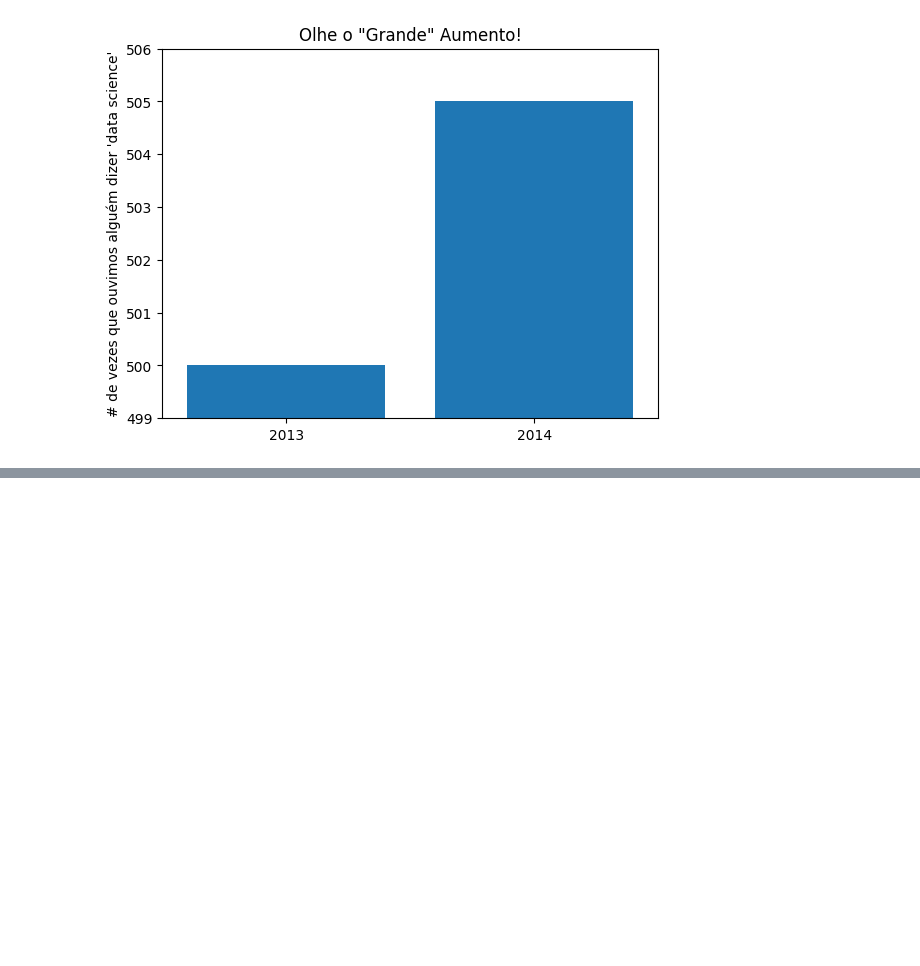
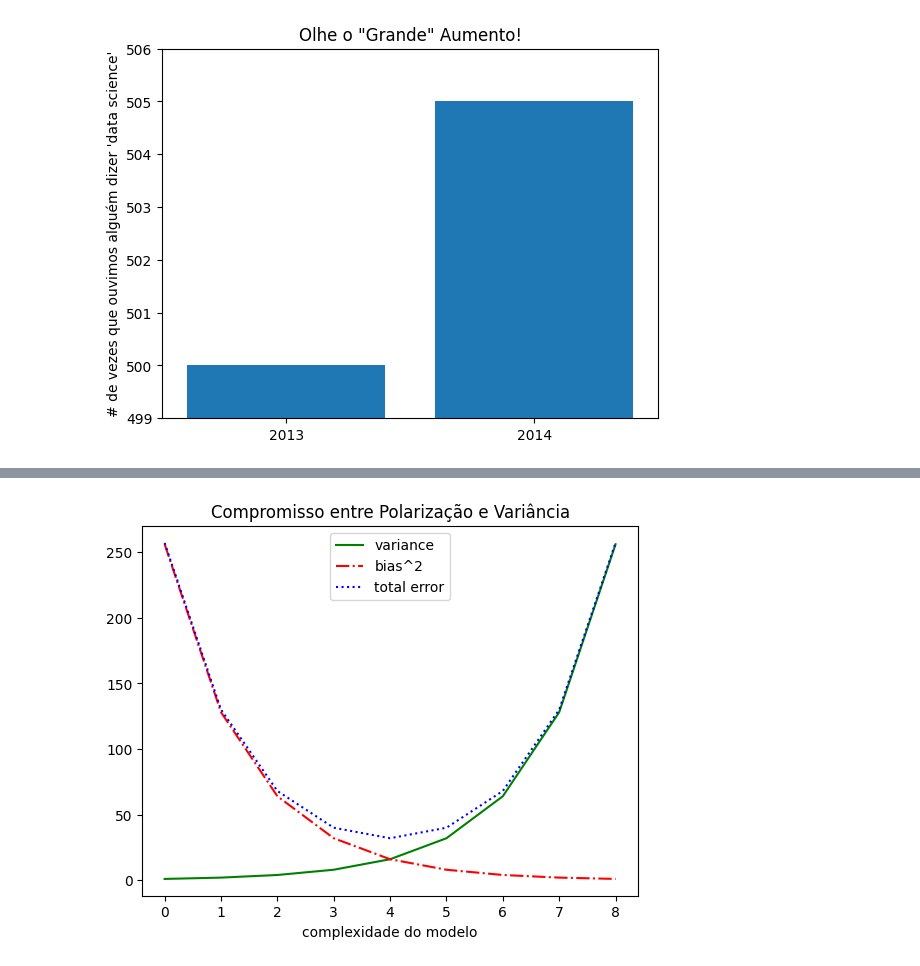
Before and after one commit to danielbaesso/matplotlib_study_notebook, a Jupyter notebook: matplotlib_study_notebook.ipynb, the cells around one changed output, grey strips where cells are left out. Drawn from its saved outputs; the diff is of its cells as text; code cells hidden in the pictures; blank space fills up the shorter version.

```diff
--- a/matplotlib_study_notebook.ipynb
+++ b/matplotlib_study_notebook.ipynb
@@ -101,0 +124,22 @@ plt.show()
+# %%
+variance = [1, 2, 4, 8, 16, 32, 64, 128, 256]
+bias_squared = [256, 128, 64, 32, 16, 8, 4, 2, 1]
+total_error = [x + y for x, y in zip(variance, bias_squared)]
+xs = [i for i, _ in enumerate(variance)]
+
+# podemos fazer múltiplas chamadas para plt.plot
+# para mostrar múltiplas séries no mesmo gráfico
+plt.plot(xs, variance, 'g-', label='variance') # linha verde sólida
+plt.plot(xs, bias_squared, 'r-.', label='bias^2') # linha de ponto tracejado vermelho
+plt.plot(xs, total_error, 'b:', label='total error') # linha com pontilhado azul
+
+# porque atribuímos rótulos para cada série
+# podemos obter uma legenda gratuita
+# loc=9 significa "top center"
+
+plt.legend(loc=9)
+plt.xlabel("complexidade do modelo")
+plt.title("Compromisso entre Polarização e Variância")
+plt.show()
+# %% [output]
+[figure, added]
```
Also changed, not shown: parts of 1 cell of this notebook.
